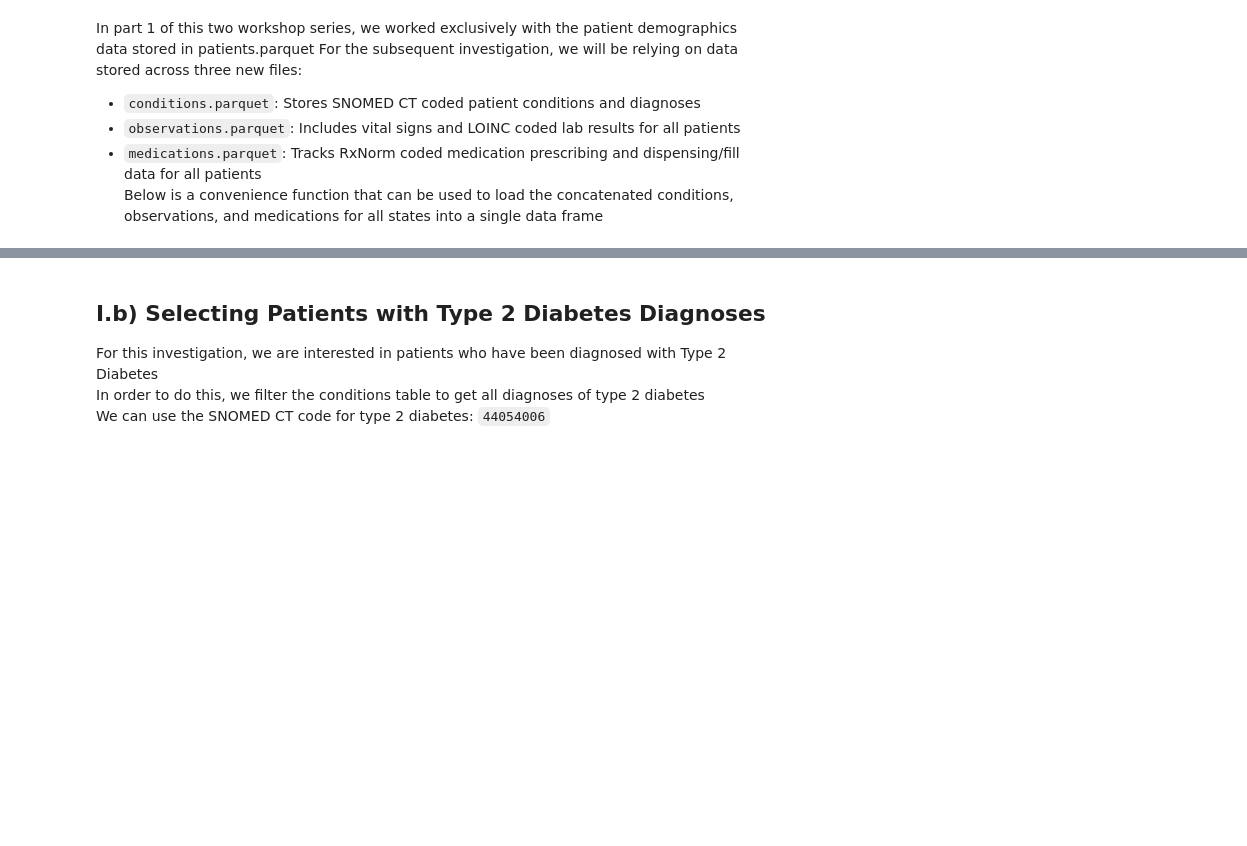
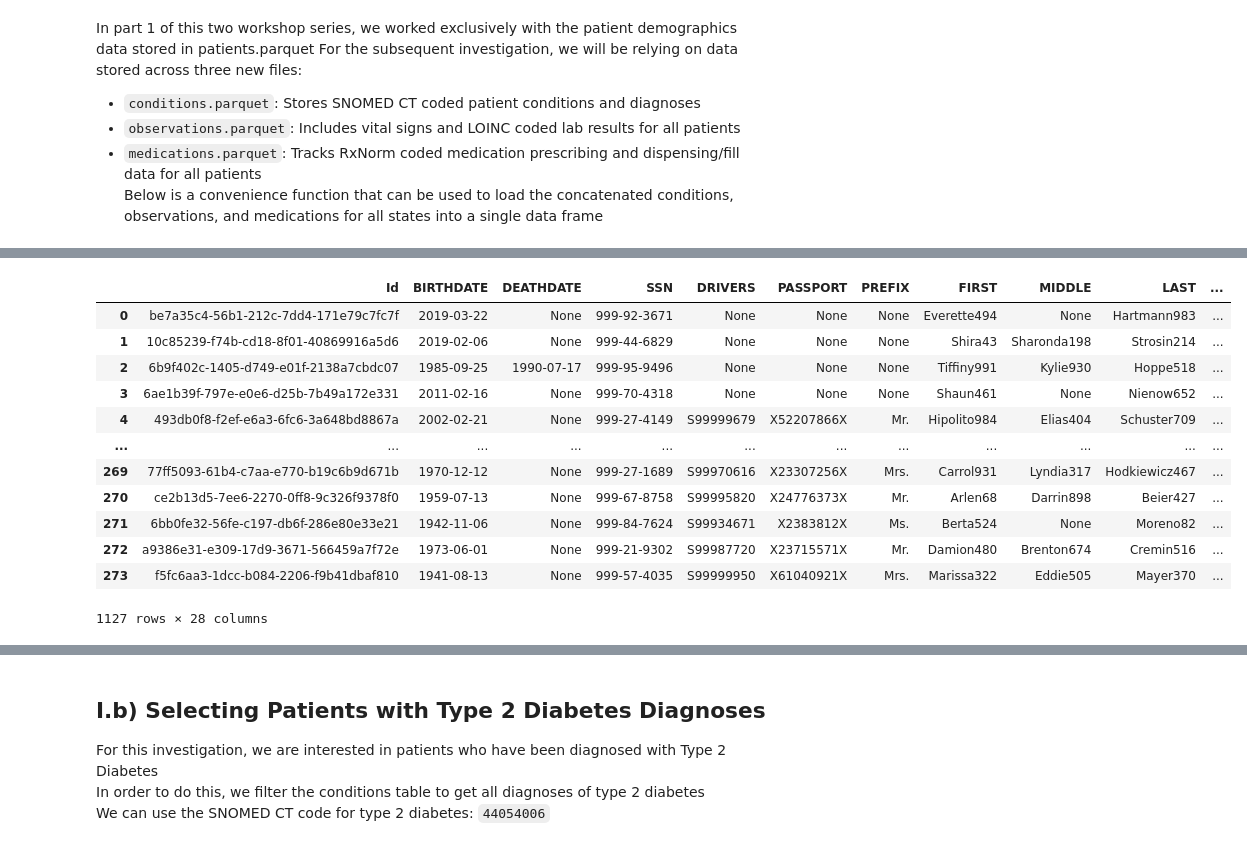
Before and after one commit to btwooton/arch_workshop_data_wrangling2_ws10, a Jupyter notebook: ws10_hands_on.ipynb, the cells around one changed output, grey strips where cells are left out. Saved outputs shown, nothing was run; the diff lists cells and outputs as text; code cells hidden in the pictures; blank space fills up the shorter version.

Commit message:
Add additional though question for discussion and include loading of patients data

```diff
--- a/ws10_hands_on.ipynb
+++ b/ws10_hands_on.ipynb
@@ -43,7 +43,8 @@ def load_data_for_file(filename):
     ])
     return df
 # %%
-# load in the conditions, observations, and medications data
+# load in the patients, conditions, observations, and medications data
+patients = load_data_for_file('patients.parquet')
 conditions = load_data_for_file('conditions.parquet')
 observations = load_data_for_file('observations.parquet')
 medications = load_data_for_file('medications.parquet')
@@ -50,2 +56,18 @@ medications = load_data_for_file('medications.parquet')
+# %%
+patients
+# %% [output]
+|  | Id | BIRTHDATE | DEATHDATE | SSN | DRIVERS | PASSPORT | PREFIX | FIRST | MIDDLE | LAST | ... |
+| 0 | be7a35c4-56b1-212c-7dd4-171e79c7fc7f | 2019-03-22 | None | 999-92-3671 | None | None | None | Everette494 | None | Hartmann983 | ... |
+| 1 | 10c85239-f74b-cd18-8f01-40869916a5d6 | 2019-02-06 | None | 999-44-6829 | None | None | None | Shira43 | Sharonda198 | Strosin214 | ... |
+| 2 | 6b9f402c-1405-d749-e01f-2138a7cbdc07 | 1985-09-25 | 1990-07-17 | 999-95-9496 | None | None | None | Tiffiny991 | Kylie930 | Hoppe518 | ... |
+| 3 | 6ae1b39f-797e-e0e6-d25b-7b49a172e331 | 2011-02-16 | None | 999-70-4318 | None | None | None | Shaun461 | None | Nienow652 | ... |
+| 4 | 493db0f8-f2ef-e6a3-6fc6-3a648bd8867a | 2002-02-21 | None | 999-27-4149 | S99999679 | X52207866X | Mr. | Hipolito984 | Elias404 | Schuster709 | ... |
+| ... | ... | ... | ... | ... | ... | ... | ... | ... | ... | ... | ... |
+| 269 | 77ff5093-61b4-c7aa-e770-b19c6b9d671b | 1970-12-12 | None | 999-27-1689 | S99970616 | X23307256X | Mrs. | Carrol931 | Lyndia317 | Hodkiewicz467 | ... |
+| 270 | ce2b13d5-7ee6-2270-0ff8-9c326f9378f0 | 1959-07-13 | None | 999-67-8758 | S99995820 | X24776373X | Mr. | Arlen68 | Darrin898 | Beier427 | ... |
+| 271 | 6bb0fe32-56fe-c197-db6f-286e80e33e21 | 1942-11-06 | None | 999-84-7624 | S99934671 | X2383812X | Ms. | Berta524 | None | Moreno82 | ... |
+| 272 | a9386e31-e309-17d9-3671-566459a7f72e | 1973-06-01 | None | 999-21-9302 | S99987720 | X23715571X | Mr. | Damion480 | Brenton674 | Cremin516 | ... |
+| 273 | f5fc6aa3-1dcc-b084-2206-f9b41dbaf810 | 1941-08-13 | None | 999-57-4035 | S99999950 | X61040921X | Mrs. | Marissa322 | Eddie505 | Mayer370 | ... |
+1127 rows × 28 columns
 # %%
 conditions
```
Also changed, not shown: parts of 15 cells of this notebook.
